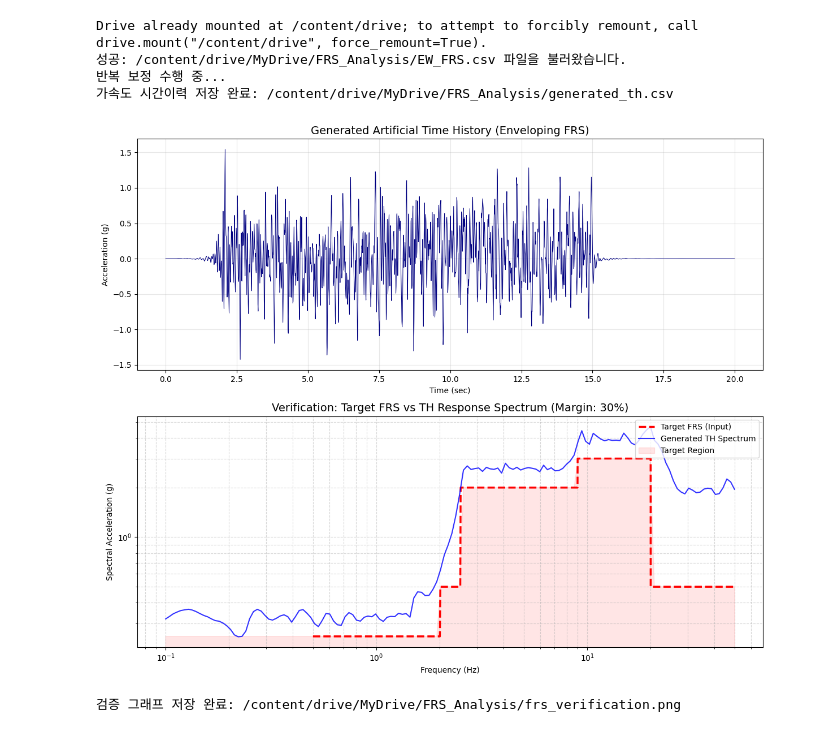
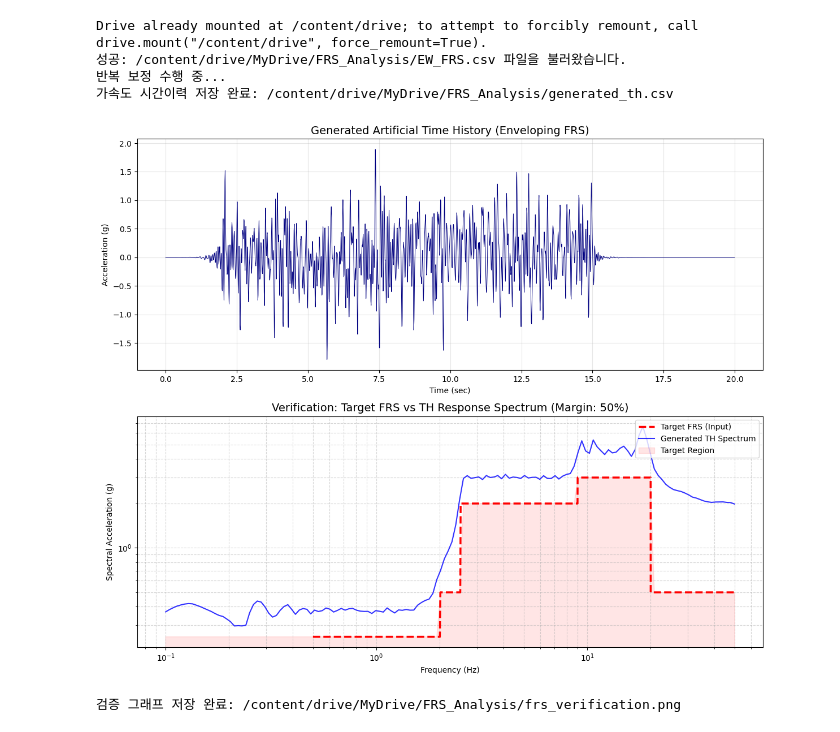
Before and after one commit to jasonkjw/daily_coding_commit, a Jupyter notebook: FRS_TH.ipynb, the cells around one changed output. Cells and saved outputs as stored; diff of their text form; code cells hidden in the pictures.

```diff
--- a/FRS_TH.ipynb
+++ b/FRS_TH.ipynb
@@ -60,8 +60,8 @@ duration = 20.0
 t = np.arange(0, duration, dt)
 n_pts = len(t)
 damping = 0.05
-iterations = 15     # 보정 반복 횟수
-margin_factor = 1.3 # 목표 FRS 대비 30% 상향 목표 (Enveloping 보장용)
+iterations = 30     # 보정 반복 횟수
+margin_factor = 1.5 # 목표 FRS 대비 50% 상향 목표 (Enveloping 보장용)
 
 target_freqs = np.logspace(np.log10(0.1), np.log10(50), 150)
 target_accels = get_target_accel(target_freqs, df_target)
@@ -100,32 +100,32 @@ print(f"가속도 시간이력 저장 완료: {output_csv}")
 plt.figure(figsize=(12, 10))
 
 # Time History Plot
 plt.subplot(2, 1, 1)
 plt.plot(t, th, lw=0.7, color='navy')
 plt.title('Generated Artificial Time History (Enveloping FRS)', fontsize=14)
 plt.xlabel('Time (sec)'); plt.ylabel('Acceleration (g)')
 plt.grid(True, alpha=0.3)
 
 # Spectrum Comparison Plot
 plt.subplot(2, 1, 2)
 plt.loglog(df_target['Frequency'], df_target['Acceleration'], 'r--', label='Target FRS (Input)', lw=2.5)
 plt.loglog(target_freqs, final_spectrum, 'b-', label='Generated TH Spectrum', alpha=0.8)
 # 포괄 영역 시각화 (Target 미달 여부 확인용)
 plt.fill_between(target_freqs, 0, target_accels, color='red', alpha=0.1, label='Target Region')
 
 plt.title(f'Verification: Target FRS vs TH Response Spectrum (Margin: {int((margin_factor-1)*100)}%)', fontsize=14)
 plt.xlabel('Frequency (Hz)'); plt.ylabel('Spectral Acceleration (g)')
 plt.legend(loc='upper right'); plt.grid(True, which='both', ls='--', alpha=0.5)
 
 plt.tight_layout()
 plt.savefig(output_plot)
 plt.show()
 
 print(f"검증 그래프 저장 완료: {output_plot}")
 # %% [output]
 Drive already mounted at /content/drive; to attempt to forcibly remount, call drive.mount("/content/drive", force_remount=True).
 성공: /content/drive/MyDrive/FRS_Analysis/EW_FRS.csv 파일을 불러왔습니다.
 반복 보정 수행 중...
 가속도 시간이력 저장 완료: /content/drive/MyDrive/FRS_Analysis/generated_th.csv
-[figure, old version]
+[figure, new version]
 검증 그래프 저장 완료: /content/drive/MyDrive/FRS_Analysis/frs_verification.png
```
